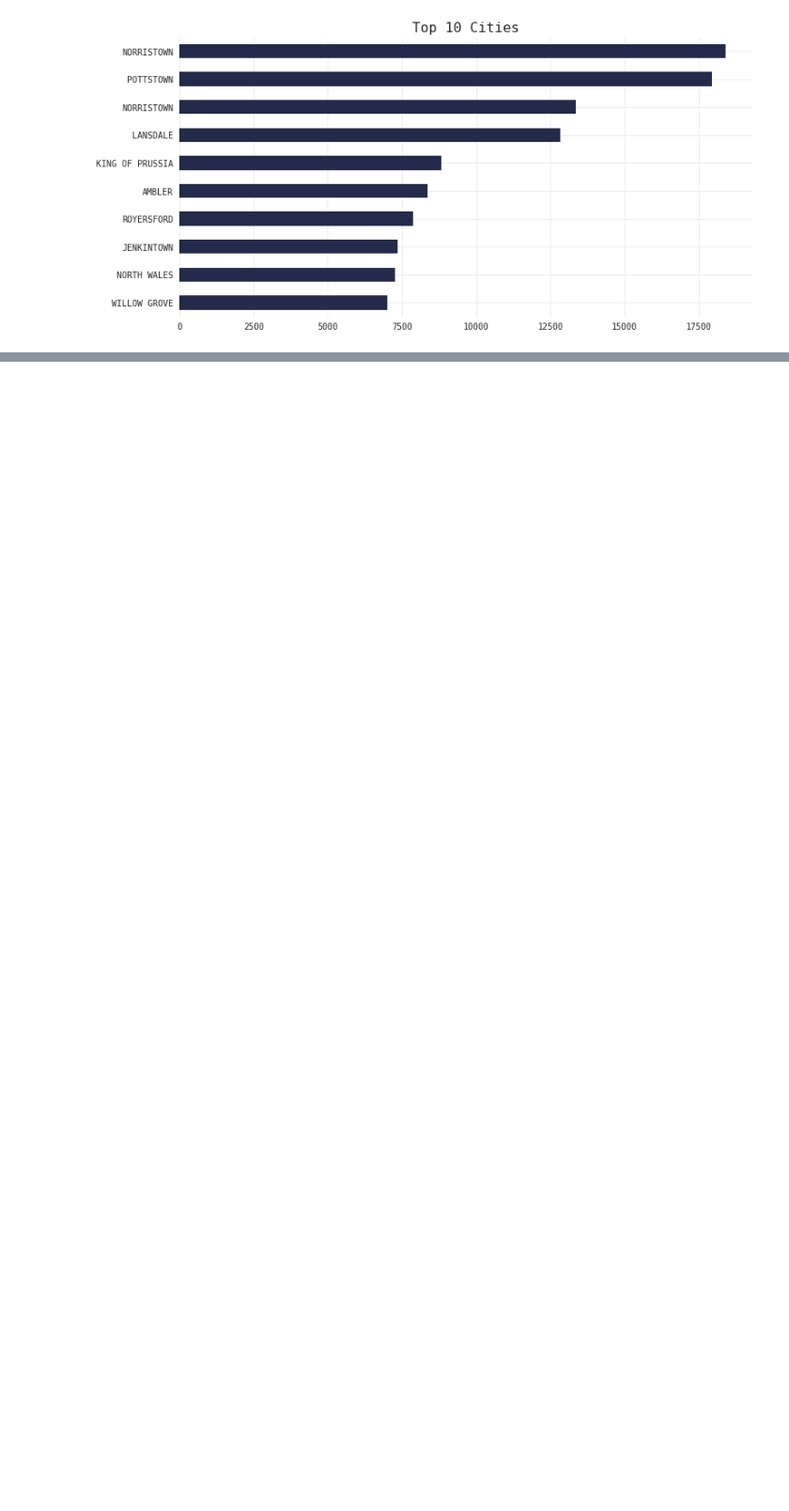
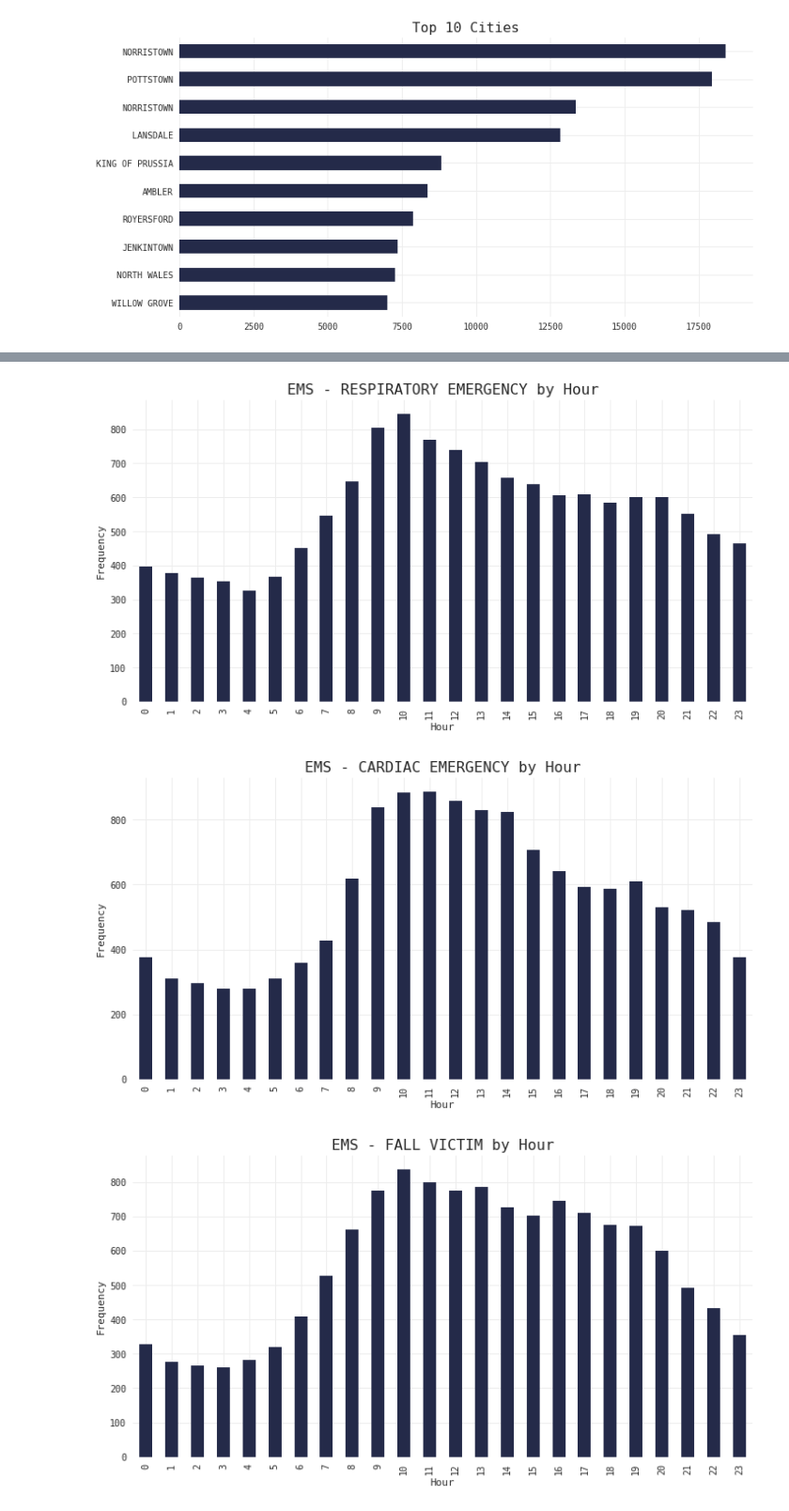
Before and after one commit to qu4ku/datasets-analysis, a Jupyter notebook: 006-emergency-911-calls.ipynb, the cells around one changed output, grey strips where cells are left out. Shown at 94% size. Saved outputs shown, nothing was run; the diff lists cells and outputs as text; code cells hidden in the pictures; blank space fills up the shorter version.

```diff
--- a/006-emergency-911-calls.ipynb
+++ b/006-emergency-911-calls.ipynb
@@ -377,0 +330,15 @@ pd.crosstab(df.hour, df.dow).groupby('hour').sum()
+# %%
+top_range = 5
+for accident_type in df.type.unique():
+    top_accidents = df[df.type == accident_type].accident.value_counts()[:top_range].index
+
+    for accident in top_accidents:
+        df[df.accident == accident].hour.value_counts().sort_index().plot('bar', color=MC)
+        plt.title('{} - {} by Hour'.format(accident_type, accident))
+        plt.ylabel('Frequency')
+        plt.xlabel('Hour')
+        plt.show();
+# %% [output]
+[figure, added]
+[figure, added]
+[figure, added]
```
Also changed, not shown: parts of 21 cells of this notebook.
